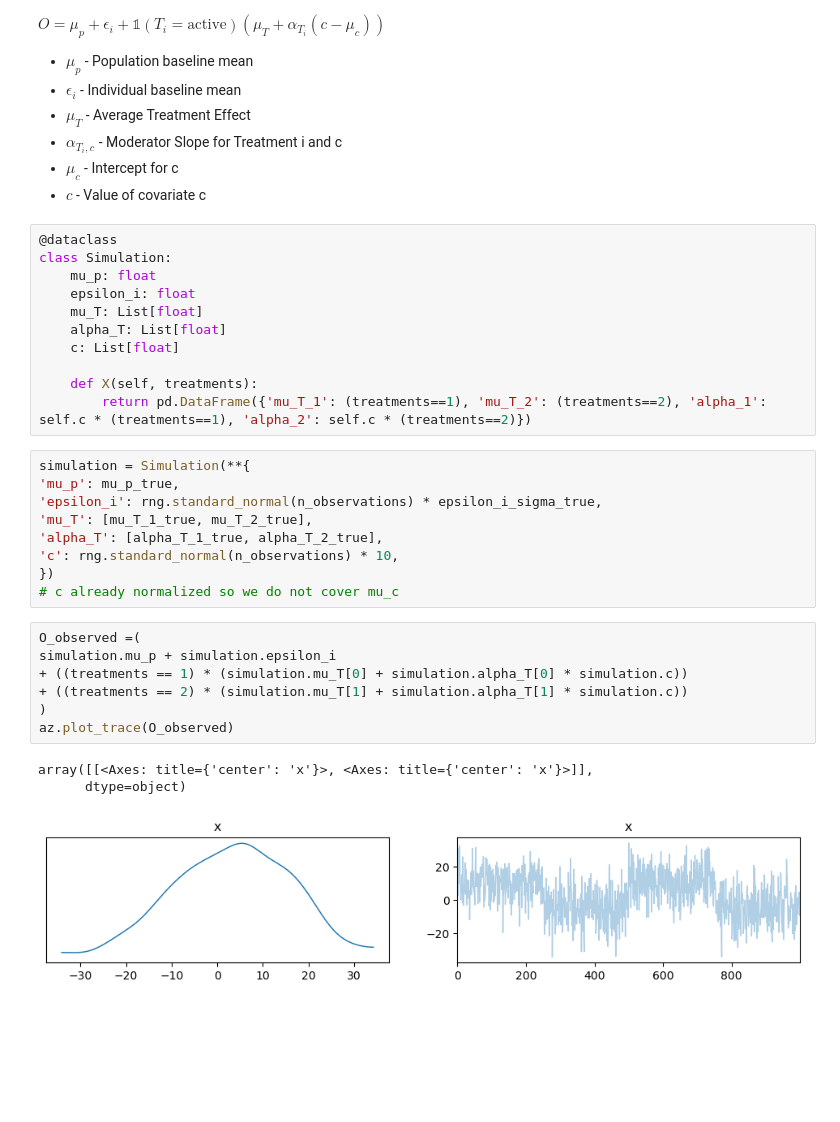
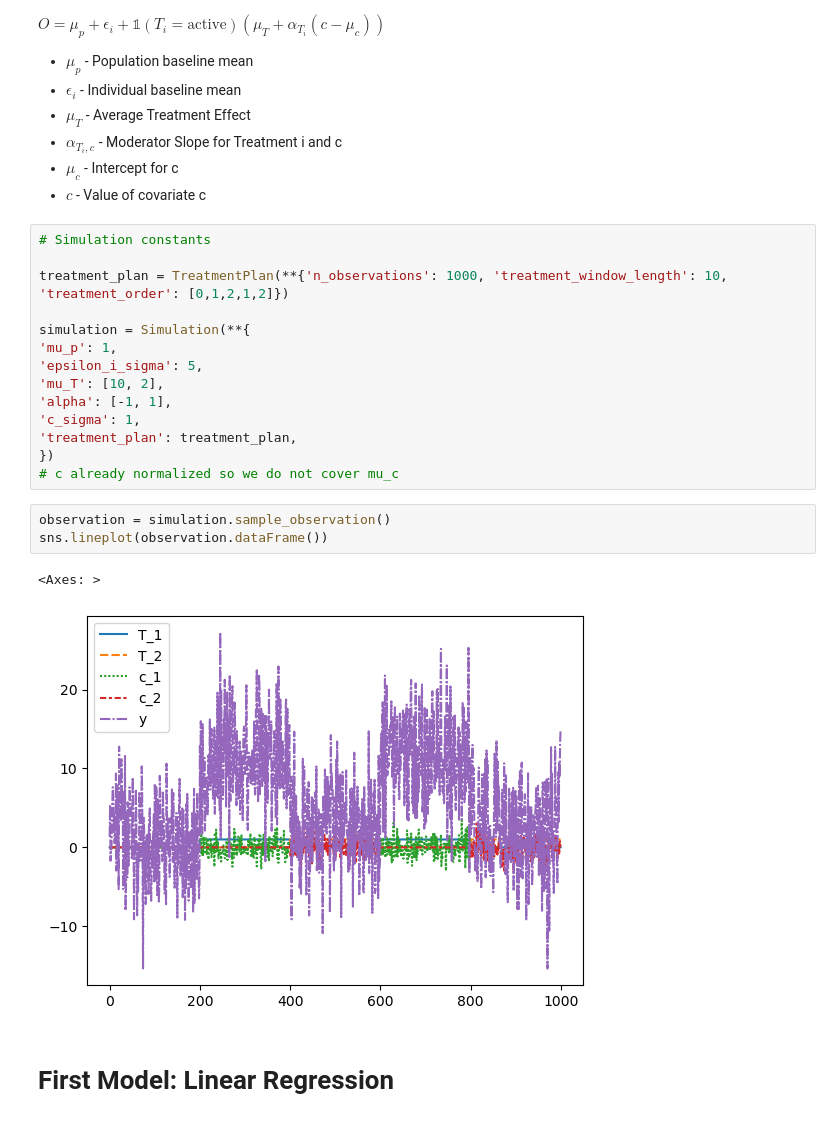
Before and after one commit to HIAlab/adaptive_nof1, a Jupyter notebook: simulation.ipynb, the cells around one changed output. Drawn from its saved outputs; the diff is of its cells as text; blank space fills up the shorter version.

Commit message:
Add toy example with linear regression and bayesian model

```diff
--- a/simulation.ipynb
+++ b/simulation.ipynb
@@ -47,34 +41,25 @@ $ O = \mu_p + \epsilon_i + \mathbb{1}(T_i = \text{active}) (\mu_T + \alpha_{T_i}
 - $\alpha_{T_i, c}$ - Moderator Slope for Treatment i and c
 - $\mu_c$ - Intercept for c
 - $c$ - Value of covariate c
-# %%
-@dataclass
-class Simulation:
-    mu_p: float
-    epsilon_i: float
-    mu_T: List[float]
-    alpha_T: List[float]
-    c: List[float]
-
-    def X(self, treatments):
-        return pd.DataFrame({'mu_T_1': (treatments==1), 'mu_T_2': (treatments==2), 'alpha_1': self.c * (treatments==1), 'alpha_2': self.c * (treatments==2)})
 # %%
+# Simulation constants
+
+treatment_plan = TreatmentPlan(**{'n_observations': 1000, 'treatment_window_length': 10, 'treatment_order': [0,1,2,1,2]})
+
 simulation = Simulation(**{
-'mu_p': mu_p_true,
-'epsilon_i': rng.standard_normal(n_observations) * epsilon_i_sigma_true,
-'mu_T': [mu_T_1_true, mu_T_2_true],
-'alpha_T': [alpha_T_1_true, alpha_T_2_true],
-'c': rng.standard_normal(n_observations) * 10,
+'mu_p': 1,
+'epsilon_i_sigma': 5,
+'mu_T': [10, 2],
+'alpha': [-1, 1],
+'c_sigma': 1,
+'treatment_plan': treatment_plan,
 })
 # c already normalized so we do not cover mu_c
 # %%
-O_observed =(
-simulation.mu_p + simulation.epsilon_i
-+ ((treatments == 1) * (simulation.mu_T[0] + simulation.alpha_T[0] * simulation.c))
-+ ((treatments == 2) * (simulation.mu_T[1] + simulation.alpha_T[1] * simulation.c))
-)
-az.plot_trace(O_observed)
+observation = simulation.sample_observation()
+sns.lineplot(observation.dataFrame())
 # %% [output]
-array([[<Axes: title={'center': 'x'}>, <Axes: title={'center': 'x'}>]],
-      dtype=object)
+<Axes: >
-[figure, old version]
+[figure, new version]
+# %% [markdown]
+# First Model: Linear Regression
```
Also changed, not shown: parts of 15 cells of this notebook, 3 other files.
